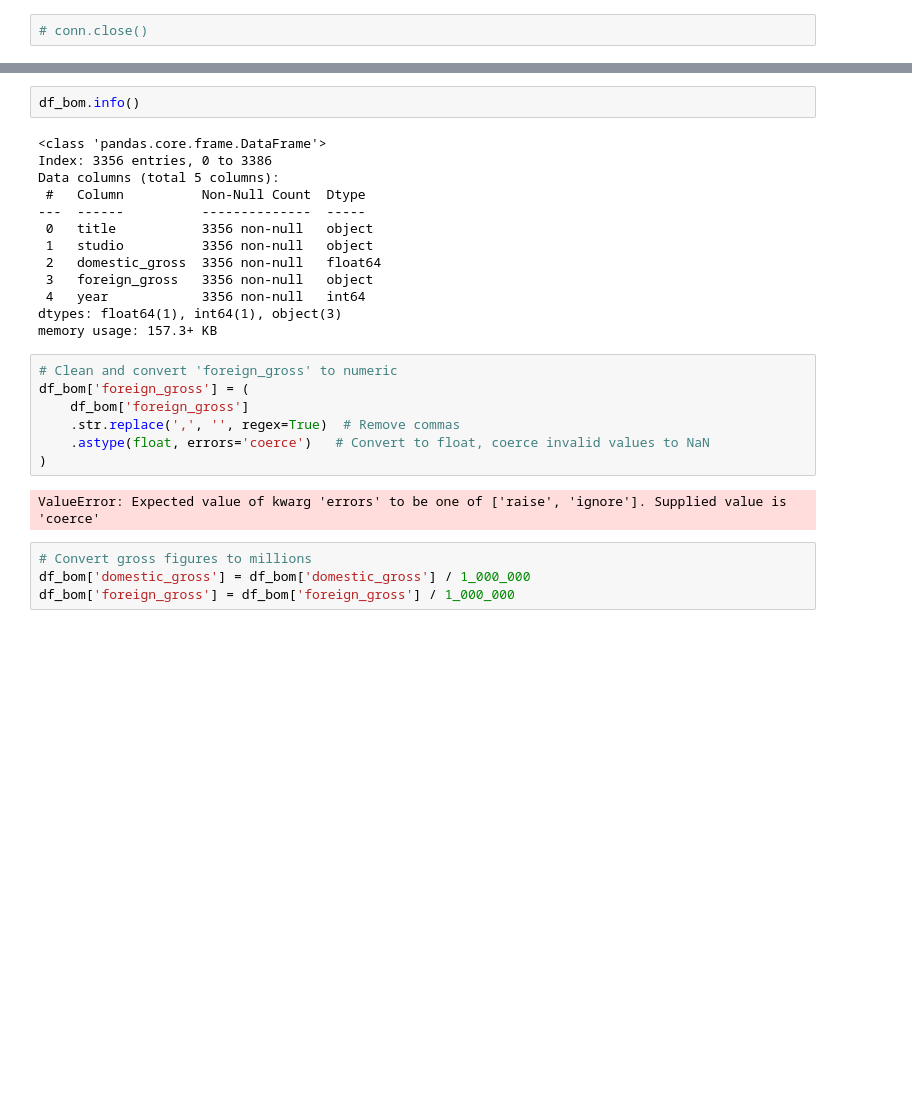
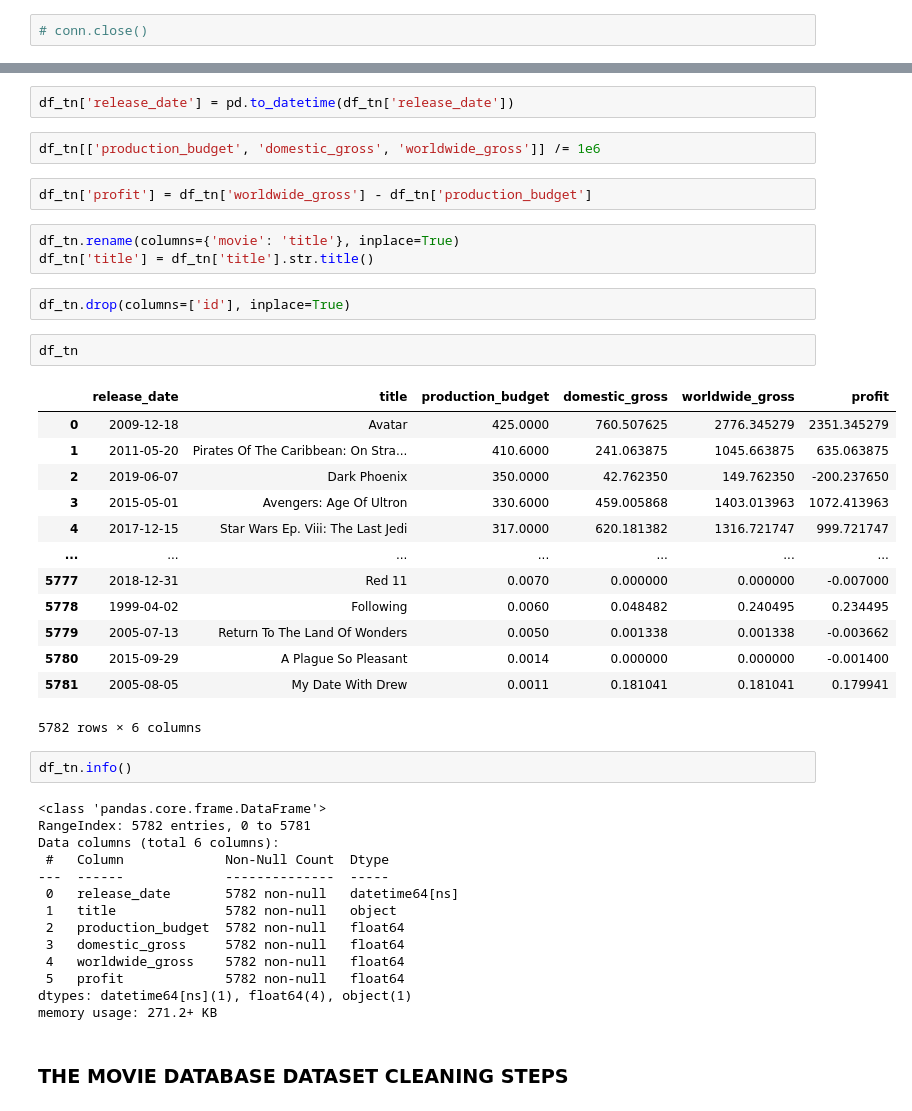
Before and after one commit to Rodgerdev/movies_data_project, a Jupyter notebook: phase 2 project.ipynb, the cells around one changed output, grey strips where cells are left out. Drawn from its saved outputs; the diff is of its cells as text; blank space fills up the shorter version.

```diff
--- a/phase 2 project.ipynb
+++ b/phase 2 project.ipynb
@@ -736,28 +856,45 @@ df_bom.dropna(subset=['studio'], inplace=True)
+# %%
+df_tn['release_date'] = pd.to_datetime(df_tn['release_date'])
+# %%
+df_tn[['production_budget', 'domestic_gross', 'worldwide_gross']] /= 1e6
+# %%
+df_tn['profit'] = df_tn['worldwide_gross'] - df_tn['production_budget']
+# %%
+df_tn.rename(columns={'movie': 'title'}, inplace=True)
+df_tn['title'] = df_tn['title'].str.title()
+# %%
+df_tn.drop(columns=['id'], inplace=True)
+# %%
+df_tn
+# %% [output]
+|  | release_date | title | production_budget | domestic_gross | worldwide_gross | profit |
+| 0 | 2009-12-18 | Avatar | 425.0000 | 760.507625 | 2776.345279 | 2351.345279 |
+| 1 | 2011-05-20 | Pirates Of The Caribbean: On Stra... | 410.6000 | 241.063875 | 1045.663875 | 635.063875 |
+| 2 | 2019-06-07 | Dark Phoenix | 350.0000 | 42.762350 | 149.762350 | -200.237650 |
+| 3 | 2015-05-01 | Avengers: Age Of Ultron | 330.6000 | 459.005868 | 1403.013963 | 1072.413963 |
+| 4 | 2017-12-15 | Star Wars Ep. Viii: The Last Jedi | 317.0000 | 620.181382 | 1316.721747 | 999.721747 |
+| ... | ... | ... | ... | ... | ... | ... |
+| 5777 | 2018-12-31 | Red 11 | 0.0070 | 0.000000 | 0.000000 | -0.007000 |
+| 5778 | 1999-04-02 | Following | 0.0060 | 0.048482 | 0.240495 | 0.234495 |
+| 5779 | 2005-07-13 | Return To The Land Of Wonders | 0.0050 | 0.001338 | 0.001338 | -0.003662 |
+| 5780 | 2015-09-29 | A Plague So Pleasant | 0.0014 | 0.000000 | 0.000000 | -0.001400 |
+| 5781 | 2005-08-05 | My Date With Drew | 0.0011 | 0.181041 | 0.181041 | 0.179941 |
+5782 rows × 6 columns
 # %%
-df_bom.info()
+df_tn.info()
 # %% [output]
 <class 'pandas.core.frame.DataFrame'>
-Index: 3356 entries, 0 to 3386
-Data columns (total 5 columns):
- #   Column          Non-Null Count  Dtype
----  ------          --------------  -----
- 0   title           3356 non-null   object
- 1   studio          3356 non-null   object
- 2   domestic_gross  3356 non-null   float64
- 3   foreign_gross   3356 non-null   object
- 4   year            3356 non-null   int64
-dtypes: float64(1), int64(1), object(3)
-memory usage: 157.3+ KB
+RangeIndex: 5782 entries, 0 to 5781
+Data columns (total 6 columns):
+ #   Column             Non-Null Count  Dtype
+---  ------             --------------  -----
+ 0   release_date       5782 non-null   datetime64[ns]
+ 1   title              5782 non-null   object
+ 2   production_budget  5782 non-null   float64
+ 3   domestic_gross     5782 non-null   float64
+ 4   worldwide_gross    5782 non-null   float64
+ 5   profit             5782 non-null   float64
+dtypes: datetime64[ns](1), float64(4), object(1)
+memory usage: 271.2+ KB
-# %%
-# Clean and convert 'foreign_gross' to numeric
-df_bom['foreign_gross'] = (
-    df_bom['foreign_gross']
-    .str.replace(',', '', regex=True)  # Remove commas
-    .astype(float, errors='coerce')   # Convert to float, coerce invalid values to NaN
-)
-# %% [output]
-ValueError: Expected value of kwarg 'errors' to be one of ['raise', 'ignore']. Supplied value is 'coerce'
-# %%
-# Convert gross figures to millions
-df_bom['domestic_gross'] = df_bom['domestic_gross'] / 1_000_000
-df_bom['foreign_gross'] = df_bom['foreign_gross'] / 1_000_000
+# %% [markdown]
+### **THE MOVIE DATABASE DATASET CLEANING STEPS**
```
Also changed, not shown: parts of 43 cells of this notebook.
